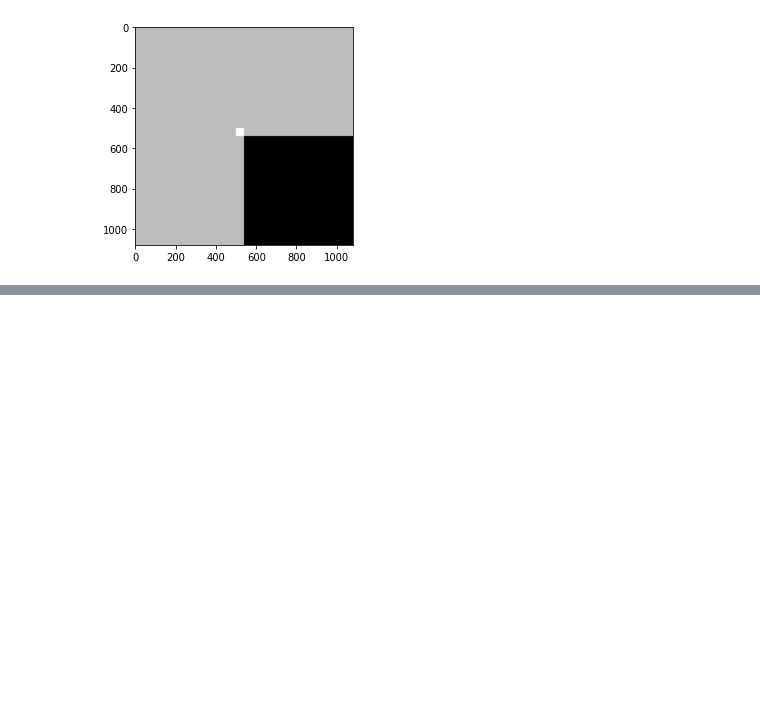
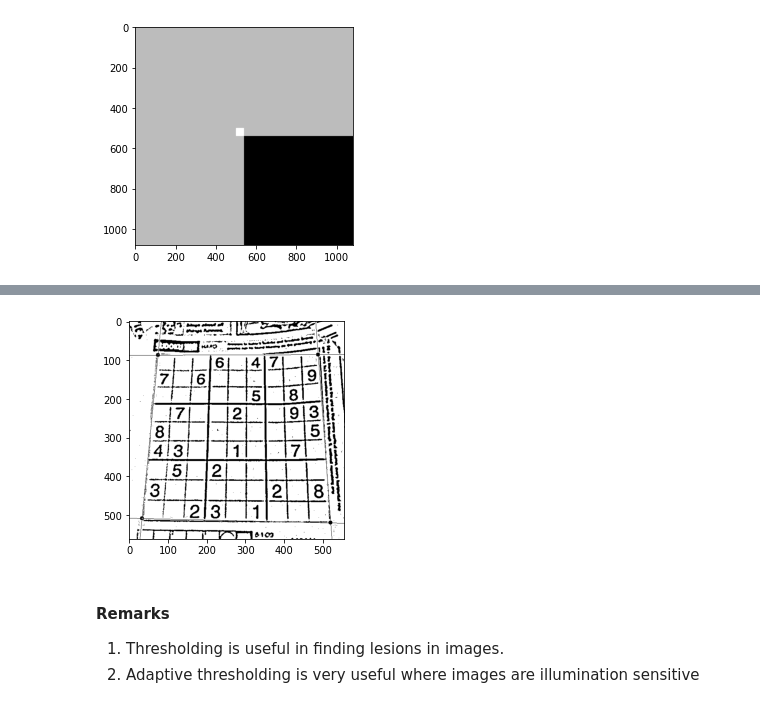
Before and after one commit to Suraj520/cv-nlp-basics-to-advanced, a Jupyter notebook: 02_CV/10-image-thresholding/notebook.ipynb, the cells around one changed output, grey strips where cells are left out. Saved outputs shown, nothing was run; the diff lists cells and outputs as text; code cells hidden in the pictures; blank space fills up the shorter version.

```diff
--- a/02_CV/10-image-thresholding/notebook.ipynb
+++ b/02_CV/10-image-thresholding/notebook.ipynb
@@ -37,0 +58,9 @@ It is useful in finding lessions
+# %%
+plt.imshow(gaussian_thresholded_img,cmap='gray')
+plt.show()
+# %% [output]
+[figure, added]
+# %% [markdown]
+#### Remarks
+1. Thresholding is useful in finding lesions in images.
+2. Adaptive thresholding is very useful where images are illumination sensitive
```
Also changed, not shown: parts of 5 cells of this notebook, 1 other file.
